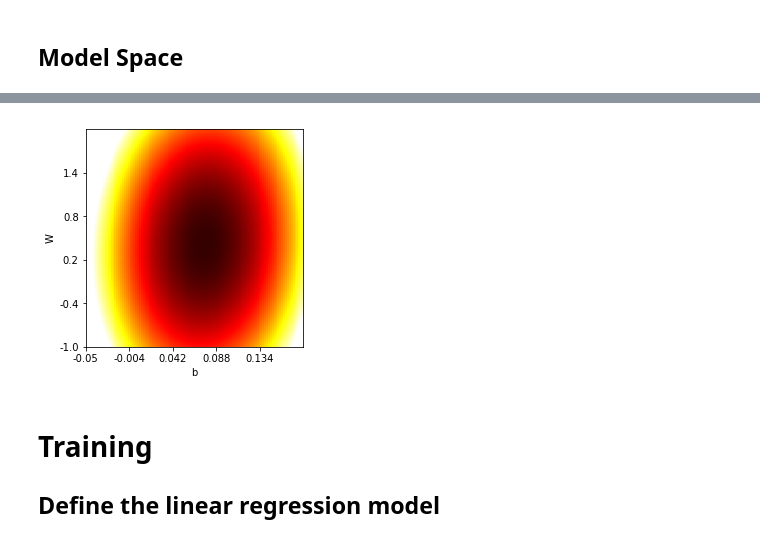
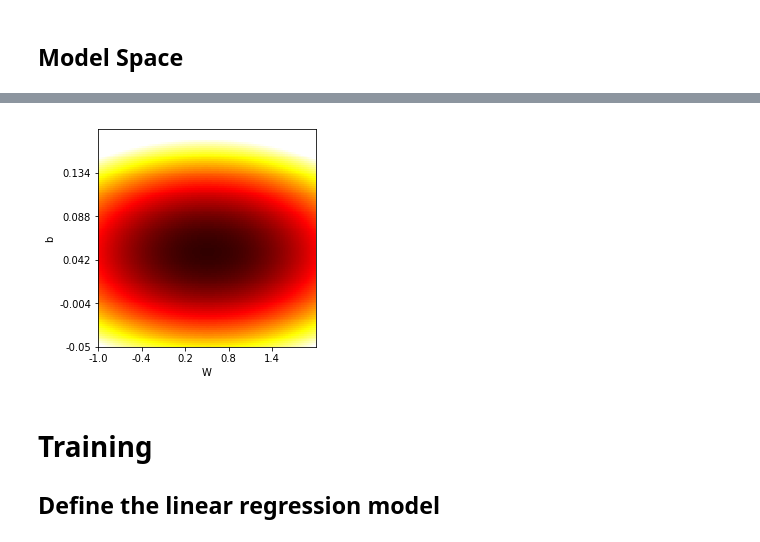
Before and after one commit to functorhub/ml-fundamentals, a Jupyter notebook: Fundamentals.ipynb, the cells around one changed output, grey strips where cells are left out. Cells and saved outputs as stored; diff of their text form; code cells hidden in the pictures.

```diff
--- a/Fundamentals.ipynb
+++ b/Fundamentals.ipynb
@@ -61,16 +61,16 @@ test size: 132
 step    = 0.01
 W_space = np.arange(-1, 2, step)
 b_space = np.arange(-0.05 , 0.18, step/5)
-costs   = np.zeros([len(W_space), len(b_space)])
+costs   = np.zeros([len(b_space), len(W_space)])
 
 # Compute the loss function for each
-for i in range(len(W_space)):
-    for j in range(len(b_space)):
-        costs[i, j] = skl.metrics.mean_squared_error(diabetes_y_test, diabetes_X_test * W_space[i] + b_space[j])
+for i in range(len(b_space)):
+    for j in range(len(W_space)):
+        costs[i, j] = skl.metrics.mean_squared_error(diabetes_y_test, diabetes_X_test * W_space[j] + b_space[i])
         if i % 100 == 0 and j % 100 == 0:
             print('Computation for W ='
-                  , "{:.4f}".format(W_space[i])
-                  , '; b =', "{:.4f}".format(b_space[j])
+                  , "{:.4f}".format(W_space[j])
+                  , '; b =', "{:.4f}".format(b_space[i])
                   , '; loss =', "{:.4f}".format(costs[i, j]))
 
 print('Done')
@@ -85,34 +85,34 @@ Done
 # %%
 def loss_with_path(path, fig=plt):
     ticks_size = 5
 
     # Heatmap
     fig.imshow(costs, cmap='hot', norm = Normalize(vmin=0, vmax=0.015), interpolation='nearest', extent=[0, ticks_size, 0, ticks_size])
-    fig.xlabel('b'); plt.xticks(range(ticks_size), b_space[np.arange(0, len(b_space), int(len(b_space) / ticks_size))])
-    fig.ylabel('W'); plt.yticks(range(ticks_size), W_space[np.arange(0, len(W_space), int(len(W_space) / ticks_size))])
+    fig.xlabel('W'); plt.xticks(range(ticks_size), W_space[np.arange(0, len(W_space), int(len(W_space) / ticks_size))])
+    fig.ylabel('b'); plt.yticks(range(ticks_size), b_space[np.arange(0, len(b_space), int(len(b_space) / ticks_size))])
 
 #     # Legend
 #     fig.text(0.3, 4.3, 'min=' + "{:.4f}".format(np.min(costs)) + '\nmax=' + "{:.4f}".format(np.max(costs)), bbox={'facecolor': 'white', 'pad': 10})
 
     # Path
     path_x = path[:, 0]
     path_y = path[:, 1]
 
     map_space = lambda s: [np.min(s), ticks_size / (np.max(s) - np.min(s))]
-    x_min, x_scale = map_space(b_space)
-    y_min, y_scale = map_space(W_space)
+    x_min, x_scale = map_space(W_space)
+    y_min, y_scale = map_space(b_space)
 
     path_x_mapped = (path_x - x_min) * x_scale
     path_y_mapped = (path_y - y_min) * y_scale
 
     fig.plot(path_x_mapped, path_y_mapped, marker='o', label='Gradient Descent Path')
     fig.ylim([0,ticks_size])
     fig.xlim([0,ticks_size])
 
 loss_with_path(np.array([[]]).reshape(0, 2))
 plt.show()
 # %% [output]
-[figure, old version]
+[figure, new version]
 # %% [markdown]
 # Training
 ## Define the linear regression model
```
Also changed, not shown: parts of 4 cells of this notebook.
